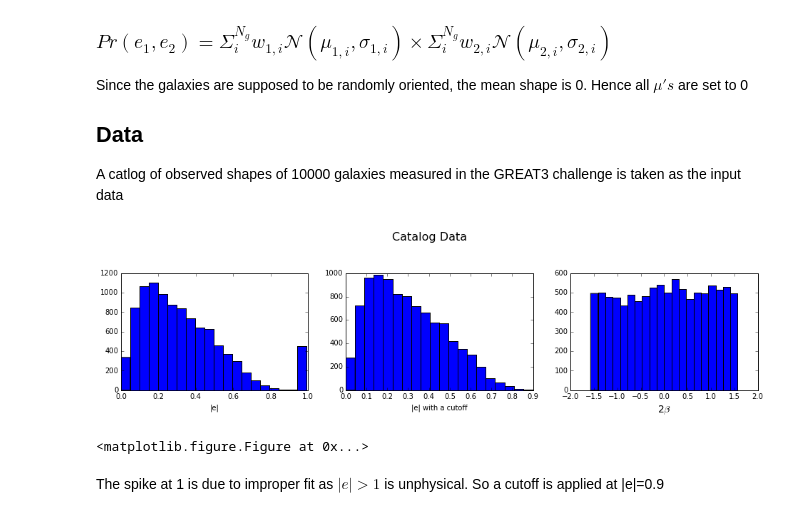
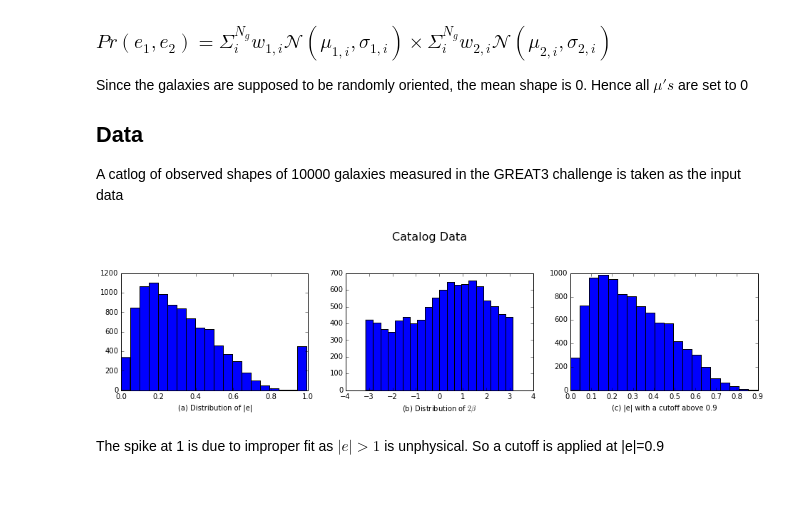
Before and after one commit to sowmyakth/Flubber, a Jupyter notebook: indiv_comp.ipynb, the cells around one changed output. Saved outputs shown, nothing was run; the diff lists cells and outputs as text; code cells hidden in the pictures; blank space fills up the shorter version.

```diff
--- a/indiv_comp.ipynb
+++ b/indiv_comp.ipynb
@@ -47,23 +48,22 @@ e1_c=data[0][p]
 e2_c=data[1][p]
 # %%
 e_cutoff=e[p]
-theta=np.arctan(data[1]/data[0])
+theta=np.arctan2(data[0], data[1])
 plt.figure(figsize=[16,10])
 plt.subplot(3,3,1)
 plt.hist(e,20)
-plt.xlabel('|e|')
+plt.xlabel('(a) Distribution of |e|')
 plt.subplot(3,3,2)
+plt.hist(theta,20)
+plt.xlabel(r'(b) Distribution of $2\beta $')
+plt.subplot(3,3,3)
 plt.hist(e_cutoff,20)
-plt.xlabel('|e| with a cutoff')
-plt.subplot(3,3,3)
-plt.hist(theta,20)
-plt.xlabel(r'2$\beta $',size=14)
+plt.xlabel('(c) |e| with a cutoff above 0.9')
 plt.suptitle('Catalog Data',size=16)
 plt.show()
 #plt.savefig('data_nocut.png')
 # %% [output]
-[figure, old version]
+[figure, new version]
-<matplotlib.figure.Figure at 0x...>
 # %% [markdown]
 The spike at 1 is due to improper fit as $|e|>1$ is unphysical. So a cutoff is applied at |e|=0.9
 # %%
```
Also changed, not shown: parts of 3 cells of this notebook, 2 other files.
